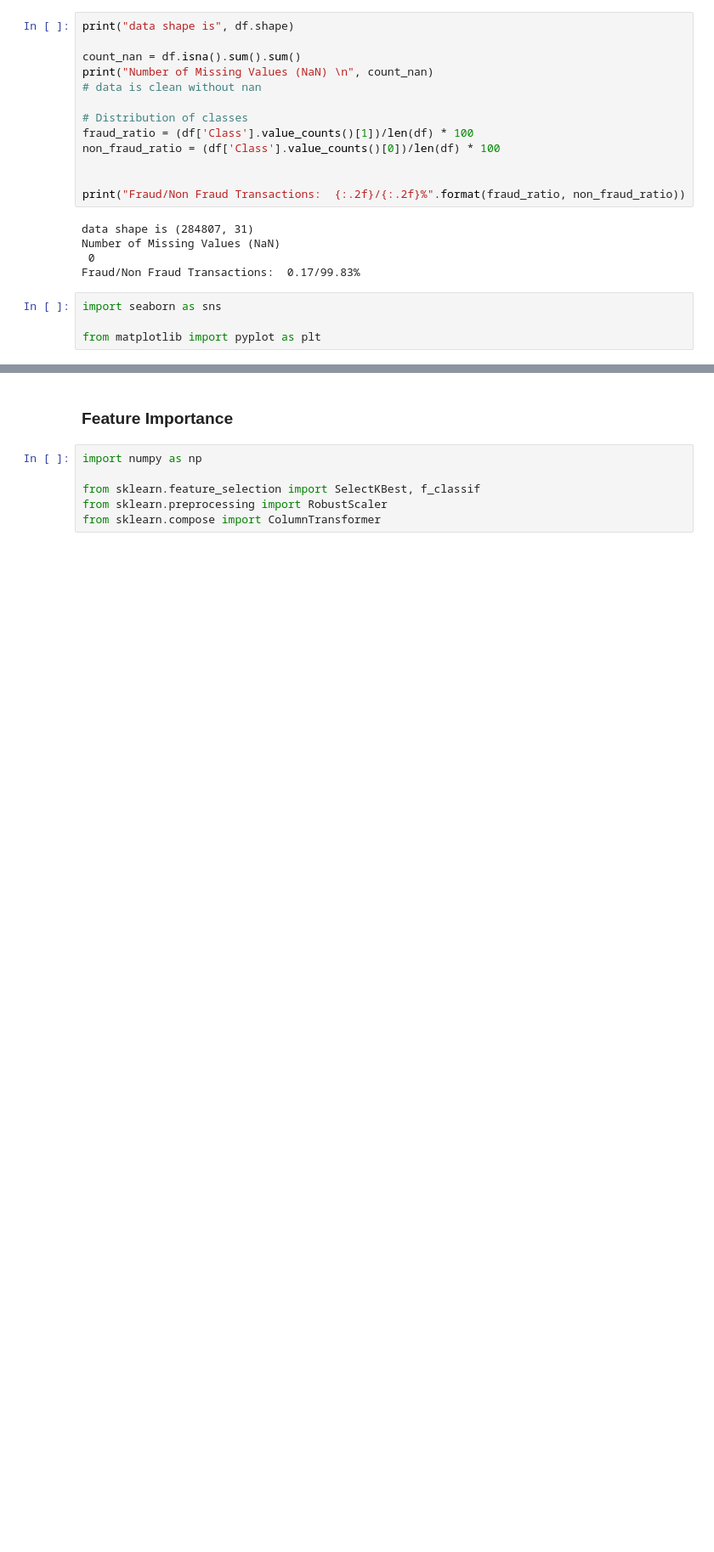
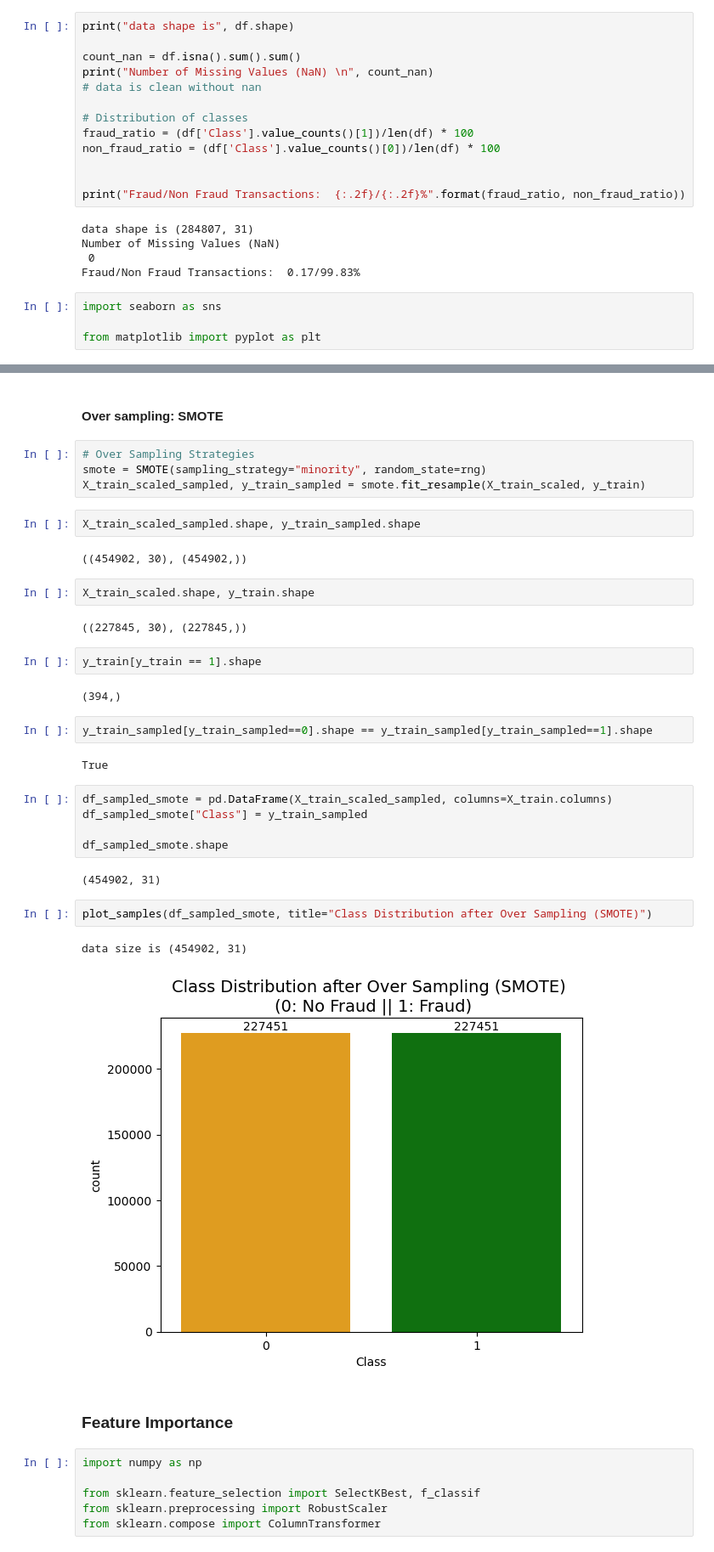
Before and after one commit to anaconda/ml-lifecycle-on-aws-graviton, a Jupyter notebook: data_exploration.ipynb, the cells around one changed output, grey strips where cells are left out. Shown: that part at 85% size. Drawn from its saved outputs; the diff is of its cells as text; blank space fills up the shorter version.

```diff
--- a/data_exploration.ipynb
+++ b/data_exploration.ipynb
@@ -58,3 +128,37 @@ data size is (284807, 31)
+# %% [markdown]
+#### Over sampling: SMOTE
+# %%
+# Over Sampling Strategies
+smote = SMOTE(sampling_strategy="minority", random_state=rng)
+X_train_scaled_sampled, y_train_sampled = smote.fit_resample(X_train_scaled, y_train)
+# %%
+X_train_scaled_sampled.shape, y_train_sampled.shape
+# %% [output]
+((454902, 30), (454902,))
+# %%
+X_train_scaled.shape, y_train.shape
+# %% [output]
+((227845, 30), (227845,))
+# %%
+y_train[y_train == 1].shape
+# %% [output]
+(394,)
+# %%
+y_train_sampled[y_train_sampled==0].shape == y_train_sampled[y_train_sampled==1].shape
+# %% [output]
+True
+# %%
+df_sampled_smote = pd.DataFrame(X_train_scaled_sampled, columns=X_train.columns)
+df_sampled_smote["Class"] = y_train_sampled
+
+df_sampled_smote.shape
+# %% [output]
+(454902, 31)
+# %%
+plot_samples(df_sampled_smote, title="Class Distribution after Over Sampling (SMOTE)")
+# %% [output]
+data size is (454902, 31)
+[figure, added]
 # %% [markdown]
 ### Feature Importance
 # %%
```
Also changed, not shown: parts of 20 cells of this notebook.
